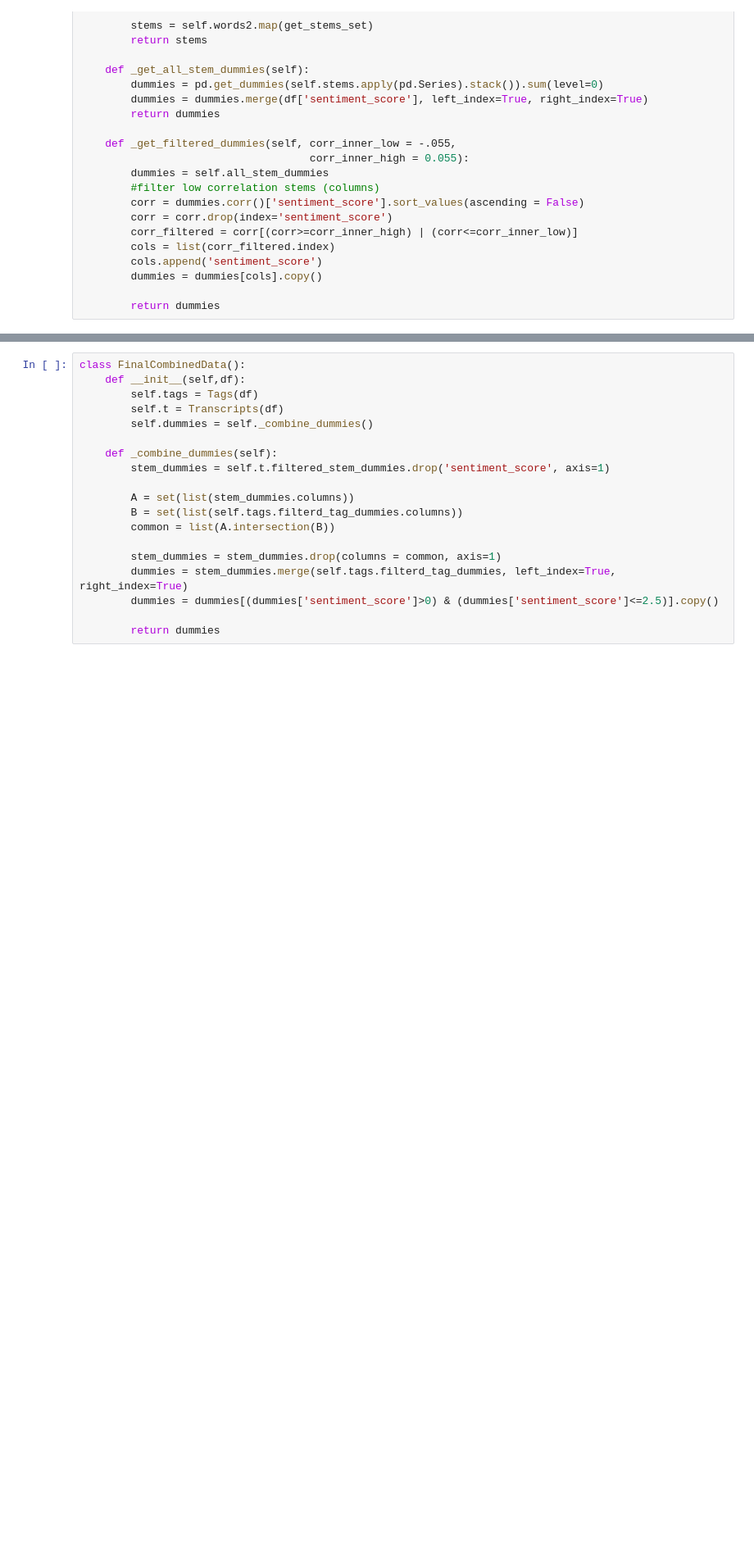
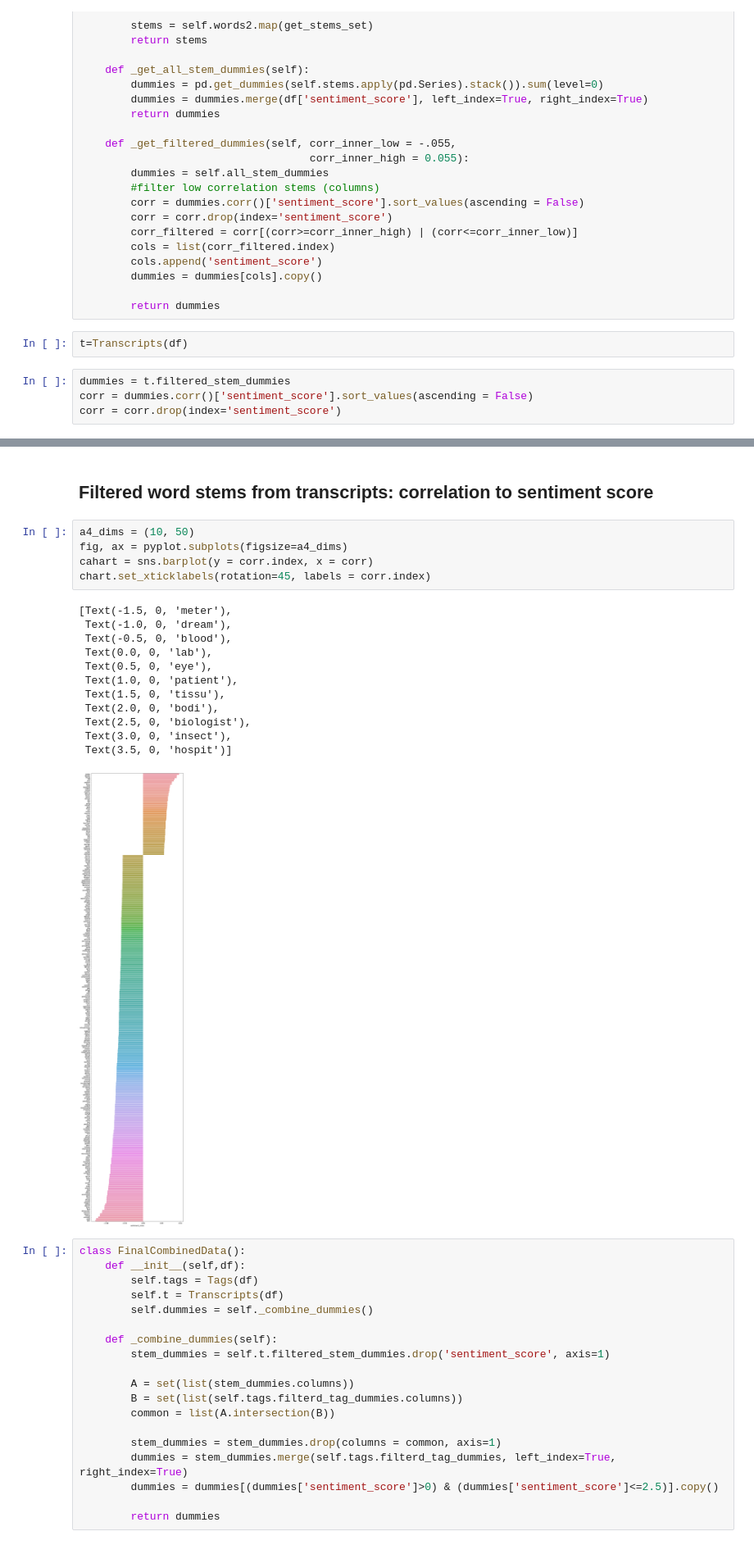
Before and after one commit to wesbh/ted_prediction, a Jupyter notebook: Ted.ipynb, the cells around one changed output, grey strips where cells are left out. Shown at 82% size. Saved outputs shown, nothing was run; the diff lists cells and outputs as text; blank space fills up the shorter version.

```diff
--- a/Ted.ipynb
+++ b/Ted.ipynb
@@ -272,3 +318,9 @@ class Transcripts():
         dummies = dummies[cols].copy()
 
         return dummies
+# %%
+t=Transcripts(df)
+# %%
+dummies = t.filtered_stem_dummies
+corr = dummies.corr()['sentiment_score'].sort_values(ascending = False)
+corr = corr.drop(index='sentiment_score')
@@ -275,3 +342,23 @@ class Transcripts():
+# %% [markdown]
+## Filtered word stems from transcripts: correlation to sentiment score
+# %%
+a4_dims = (10, 50)
+fig, ax = pyplot.subplots(figsize=a4_dims)
+cahart = sns.barplot(y = corr.index, x = corr)
+chart.set_xticklabels(rotation=45, labels = corr.index)
+# %% [output]
+[Text(-1.5, 0, 'meter'),
+ Text(-1.0, 0, 'dream'),
+ Text(-0.5, 0, 'blood'),
+ Text(0.0, 0, 'lab'),
+ Text(0.5, 0, 'eye'),
+ Text(1.0, 0, 'patient'),
+ Text(1.5, 0, 'tissu'),
+ Text(2.0, 0, 'bodi'),
+ Text(2.5, 0, 'biologist'),
+ Text(3.0, 0, 'insect'),
+ Text(3.5, 0, 'hospit')]
+[figure, added]
 # %%
 class FinalCombinedData():
     def __init__(self,df):
```
Also changed, not shown: parts of 29 cells of this notebook.
